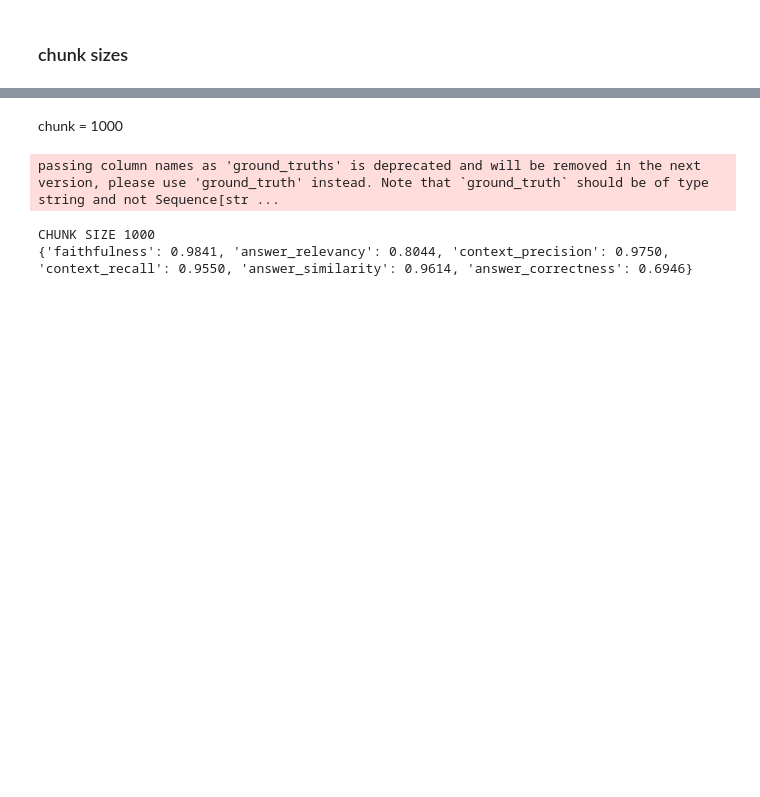
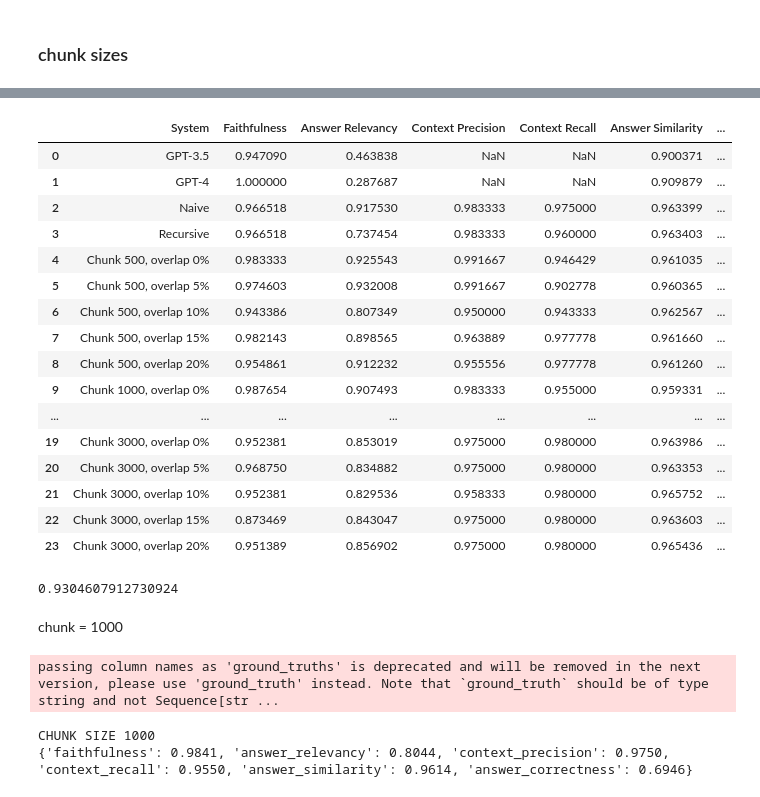
Before and after one commit to misslapina123/thesis-rag, a Jupyter notebook: summarization/news_summary.ipynb, the cells around one changed output, grey strips where cells are left out. Drawn from its saved outputs; the diff is of its cells as text; code cells hidden in the pictures; blank space fills up the shorter version.

```diff
--- a/summarization/news_summary.ipynb
+++ b/summarization/news_summary.ipynb
@@ -193,7 +252,8 @@ answers_llm_gpt4 = []
 for query in questions:
     response = llm_chain_gpt4.invoke({"question": query})
     answers_llm_gpt4.append(response["response"].content)
-llm_results_gpt4 = evaluation_llm(questions, answers_llm_gpt4, contexts_llm, ground_truths)
+llm_results_gpt4 = evaluate_LLM("GPT-4",questions, answers_llm_gpt4, contexts_llm, ground_truths)
+results_df = pd.concat([results_df, llm_results_gpt4], ignore_index=True)
 print(llm_results_gpt4)
 # %% [output]
 passing column names as 'ground_truths' is deprecated and will be removed in the next version, please use 'ground_truth' instead. Note that `ground_truth` should be of type string and not Sequence[str ...
@@ -251,7 +316,8 @@ for query in questions:
         context_content = [context.page_content for context in context_full]
         contexts_naive.append(context_content)
 # %%
-result_naive_rag = evaluation_rag(questions, answers_naive, contexts_naive, ground_truths)
+result_naive_rag = evaluate_system("Naive", questions, answers_naive, contexts_naive, ground_truths)
+results_df = pd.concat([results_df, result_naive_rag], ignore_index=True)
 print(result_naive_rag)
 # %% [output]
 passing column names as 'ground_truths' is deprecated and will be removed in the next version, please use 'ground_truth' instead. Note that `ground_truth` should be of type string and not Sequence[str ...
@@ -293,0 +360,4 @@ passing column names as 'ground_truths' is deprecated and will be removed in the
+# %%
+result_recursive = evaluate_system("Recursive", questions, answers_naive, contexts_naive, ground_truths)
+results_df = pd.concat([results_df, result_recursive], ignore_index=True)
+result_recursive
@@ -318,0 +394,30 @@ def run_and_evaluate(retriever, prompt, llm):
+# %%
+chunk_sizes = [500, 1000, 2000, 3000]
+overlap_percentages = [0, 5, 10, 15, 20]
+
+for chunk_size in chunk_sizes:
+    for overlap_percentage in overlap_percentages:
+        # Calculate overlap based on percentage
+        chunk_overlap = int(chunk_size * overlap_percentage / 100)
+
+        # Create text splitter
+        # text_splitter = RecursiveCharacterTextSplitter.from_tiktoken_encoder(chunk_size=chunk_size, chunk_overlap=chunk_overlap)
+
+        # # Split documents
+        # chunks = text_splitter.split_documents(documents)
+
+        # Print number of chunks
+        print(f"Chunk size {chunk_size}, overlap {overlap_percentage}%")
+
+        # Create Chroma database
+        # db = Chroma.from_documents(chunks, embeddings_client, persist_directory=f"../news/vectordb-edit/chunking_{chunk_size}_{overlap_percentage}")
+        db = Chroma(persist_directory = f"../news/vectordb-edit/chunking_{chunk_size}_{overlap_percentage}", embedding_function=embeddings_client)
+        db.persist()
+
+        # Create retriever
+        retriever = db.as_retriever()
+
+        # Run and evaluate
+        result,results_df = run_and_evaluate(f"Chunk {chunk_size}, overlap {overlap_percentage}%", retriever, prompt, llm, results_df)
+        print(f"CHUNK SIZE {chunk_size}, {overlap_percentage}% overlap:")
+        print(result)
@@ -318,0 +489,20 @@ def run_and_evaluate(retriever, prompt, llm):
+# %%
+results_df
+# %% [output]
+|  | System | Faithfulness | Answer Relevancy | Context Precision | Context Recall | Answer Similarity | ... |
+| 0 | GPT-3.5 | 0.947090 | 0.463838 | NaN | NaN | 0.900371 | ... |
+| 1 | GPT-4 | 1.000000 | 0.287687 | NaN | NaN | 0.909879 | ... |
+| 2 | Naive | 0.966518 | 0.917530 | 0.983333 | 0.975000 | 0.963399 | ... |
+| 3 | Recursive | 0.966518 | 0.737454 | 0.983333 | 0.960000 | 0.963403 | ... |
+| 4 | Chunk 500, overlap 0% | 0.983333 | 0.925543 | 0.991667 | 0.946429 | 0.961035 | ... |
+| 5 | Chunk 500, overlap 5% | 0.974603 | 0.932008 | 0.991667 | 0.902778 | 0.960365 | ... |
+| 6 | Chunk 500, overlap 10% | 0.943386 | 0.807349 | 0.950000 | 0.943333 | 0.962567 | ... |
+| 7 | Chunk 500, overlap 15% | 0.982143 | 0.898565 | 0.963889 | 0.977778 | 0.961660 | ... |
+| 8 | Chunk 500, overlap 20% | 0.954861 | 0.912232 | 0.955556 | 0.977778 | 0.961260 | ... |
+| 9 | Chunk 1000, overlap 0% | 0.987654 | 0.907493 | 0.983333 | 0.955000 | 0.959331 | ... |
+| ... | ... | ... | ... | ... | ... | ... | ... |
+| 19 | Chunk 3000, overlap 0% | 0.952381 | 0.853019 | 0.975000 | 0.980000 | 0.963986 | ... |
+| 20 | Chunk 3000, overlap 5% | 0.968750 | 0.834882 | 0.975000 | 0.980000 | 0.963353 | ... |
+| 21 | Chunk 3000, overlap 10% | 0.952381 | 0.829536 | 0.958333 | 0.980000 | 0.965752 | ... |
+| 22 | Chunk 3000, overlap 15% | 0.873469 | 0.843047 | 0.975000 | 0.980000 | 0.963603 | ... |
+| 23 | Chunk 3000, overlap 20% | 0.951389 | 0.856902 | 0.975000 | 0.980000 | 0.965436 | ... |
@@ -319,3 +511,8 @@ def run_and_evaluate(retriever, prompt, llm):
+# %%
+highest_average = results_df["Average"].max()
+highest_average
+# %% [output]
+0.9304607912730924
 # %% [markdown]
 chunk = 1000
 # %%
```
Also changed, not shown: parts of 61 cells of this notebook, 3 other files.
